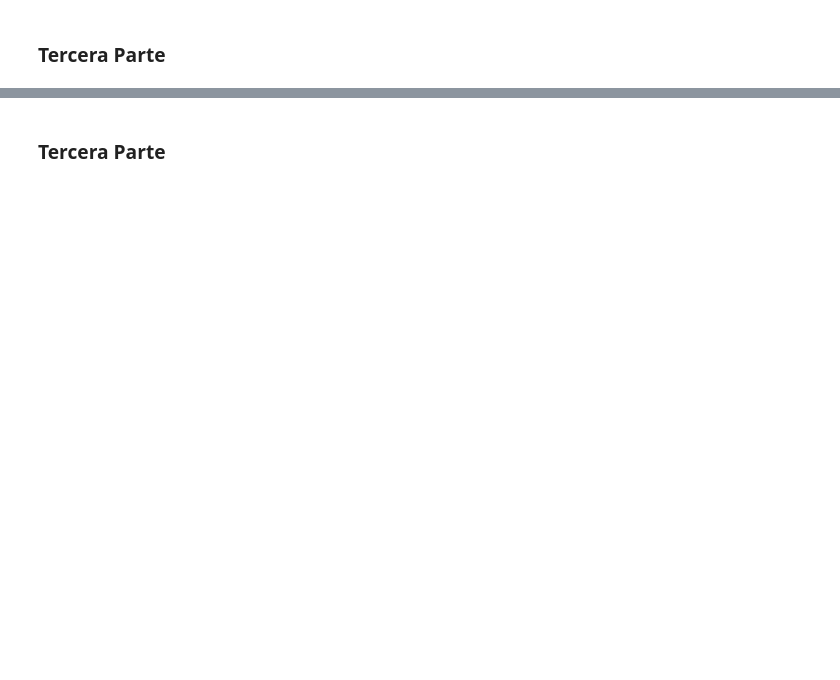
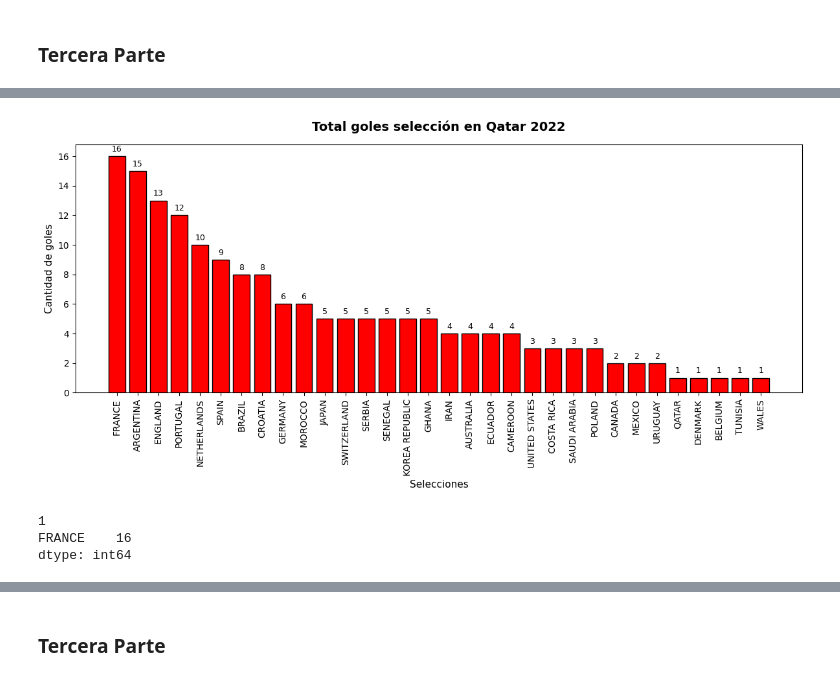
Before and after one commit to Nytokon/tecnologias-emergentes-4b-mundial-qatar-2022-mundial-qatar-2022, a Jupyter notebook: mundial_qatar_2022.ipynb, the cells around one changed output, grey strips where cells are left out. Saved outputs shown, nothing was run; the diff lists cells and outputs as text; code cells hidden in the pictures; blank space fills up the shorter version.

```diff
--- a/mundial_qatar_2022.ipynb
+++ b/mundial_qatar_2022.ipynb
@@ -205,6 +228,27 @@ fig, ax = plt.subplots()
+# %%
+# Graficar los goles por equipo en todo el mundial
+
+goles_por_equipo = mundial["1_goals"].groupby(mundial["1"]).sum() + mundial["2_goals"].groupby(mundial["2"]).sum()
+goles_ordenados = goles_por_equipo.sort_values(ascending=False)
+fig, ax = plt.subplots(figsize=(12, 6))
+barras = ax.bar(goles_ordenados.index, goles_ordenados.values, color="red", edgecolor="black")
+ax.set_title("Total goles selección en Qatar 2022", fontsize=14, fontweight='bold', pad=15)
+ax.set_xlabel("Selecciones", fontsize=11)
+ax.set_ylabel("Cantidad de goles", fontsize=11)
+plt.xticks(rotation=90)
+ax.bar_label(barras, padding=3, fontsize=9)
+plt.tight_layout()
+plt.show()
+# %% [output]
+[figure, added]
 # %%
 # Cual es el equipo que hizo mas goles en el mundial?
 # Completar
+goles[goles == goles.max()]
+# %% [output]
+1
+FRANCE    16
+dtype: int64
 # %%
 # Por cada partido, cual fue la diferencia de goles?
 # Completar
```
Also changed, not shown: parts of 10 cells of this notebook.
